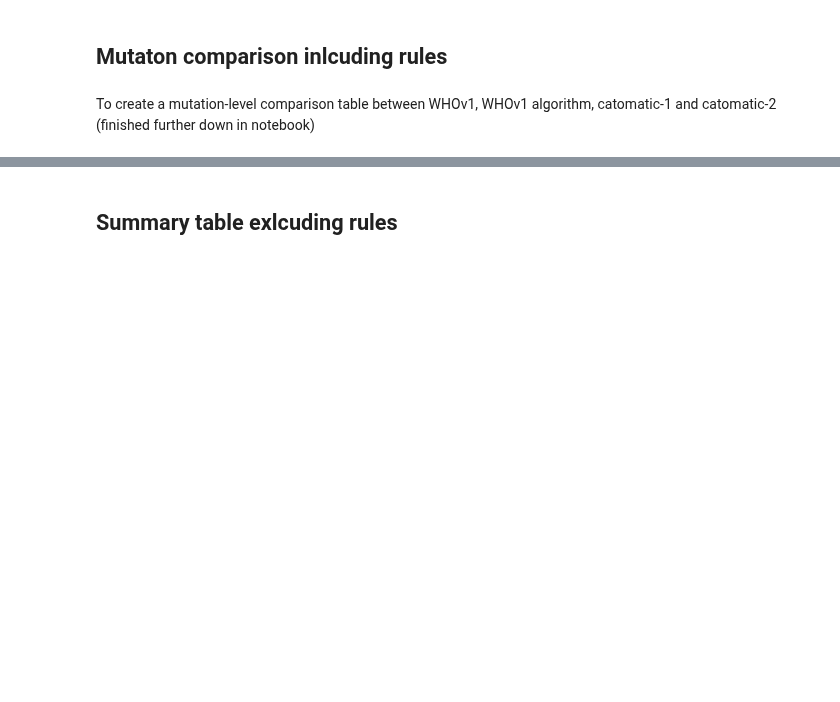
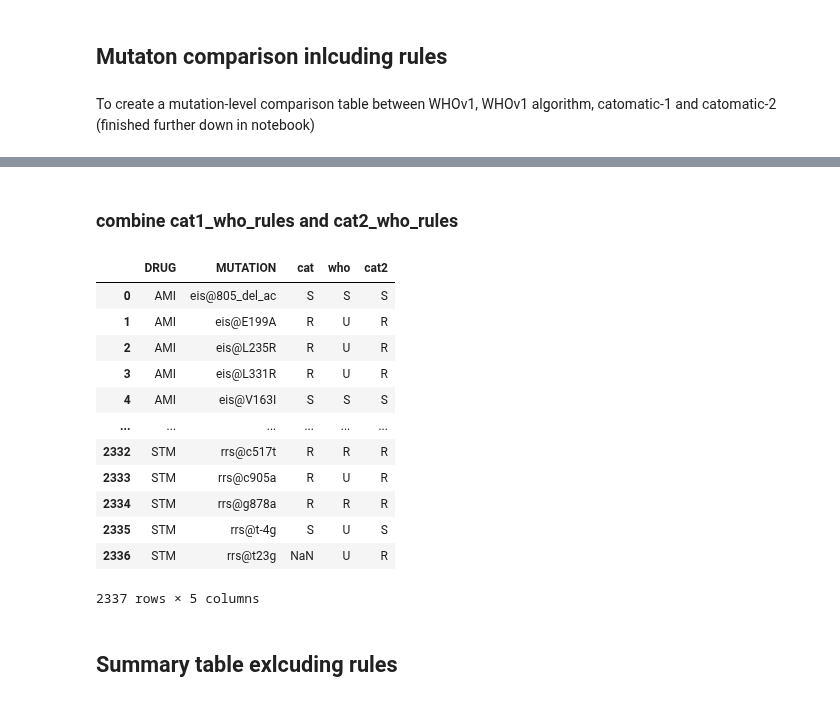
Before and after one commit to fowler-lab/cryptic-catalogues-2025, a Jupyter notebook: 05-discrepency-analysis.ipynb, the cells around one changed output, grey strips where cells are left out. Cells and saved outputs as stored; diff of their text form; code cells hidden in the pictures; blank space fills up the shorter version.

```diff
--- a/05-discrepency-analysis.ipynb
+++ b/05-discrepency-analysis.ipynb
@@ -379,3 +445,28 @@ See the caveats in the documentation: https://pandas.pydata.org/pandas-docs/stab
+# %% [markdown]
+### combine cat1_who_rules and cat2_who_rules
+# %%
+cat_who_rules_mutations = pd.merge(
+    cat1_who_rules_mutations,
+    cat2_who_rules_mutations,
+    on=['DRUG', 'MUTATION', 'who'],
+    how='outer',
+
+)
+cat_who_rules_mutations
+# %% [output]
+|  | DRUG | MUTATION | cat | who | cat2 |
+| 0 | AMI | eis@805_del_ac | S | S | S |
+| 1 | AMI | eis@E199A | R | U | R |
+| 2 | AMI | eis@L235R | R | U | R |
+| 3 | AMI | eis@L331R | R | U | R |
+| 4 | AMI | eis@V163I | S | S | S |
+| ... | ... | ... | ... | ... | ... |
+| 2332 | STM | rrs@c517t | R | R | R |
+| 2333 | STM | rrs@c905a | R | U | R |
+| 2334 | STM | rrs@g878a | R | R | R |
+| 2335 | STM | rrs@t-4g | S | U | S |
+| 2336 | STM | rrs@t23g | NaN | U | R |
+2337 rows × 5 columns
 # %% [markdown]
 ## Summary table exlcuding rules
 # %%
```
Also changed, not shown: parts of 15 cells of this notebook, 11 other files.
